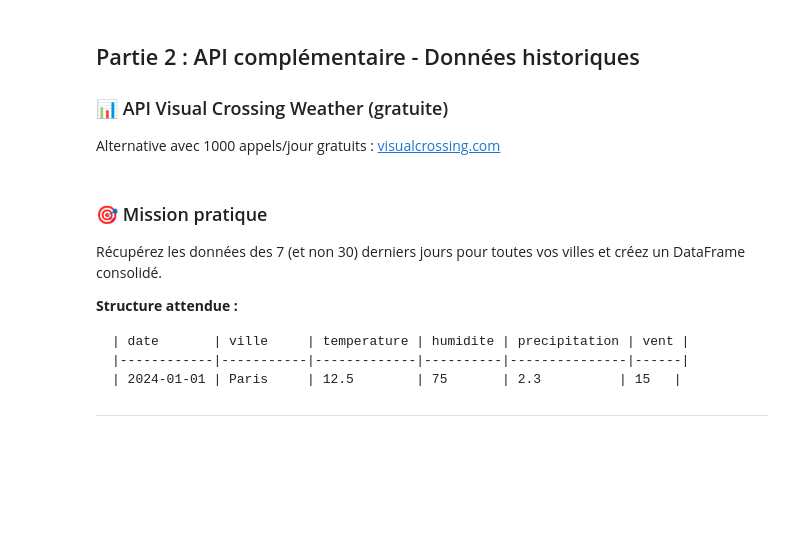
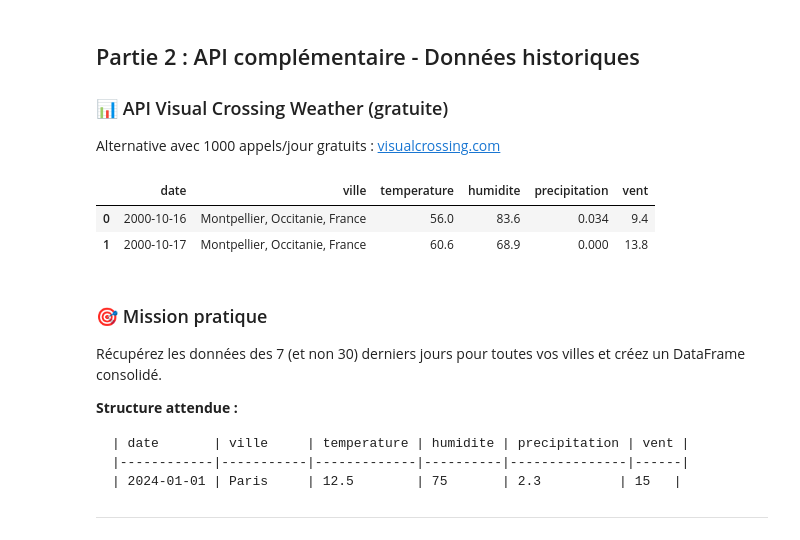
Before and after one commit to 17matb/data-analysis-solution, a Jupyter notebook: Notebook_1_Fondamentaux_Python_pour_l_ia.ipynb, the cells around one changed output. Drawn from its saved outputs; the diff is of its cells as text; code cells hidden in the pictures; blank space fills up the shorter version.

```diff
--- a/Notebook_1_Fondamentaux_Python_pour_l_ia.ipynb
+++ b/Notebook_1_Fondamentaux_Python_pour_l_ia.ipynb
@@ -158,32 +160,69 @@ weather in Vienna: {'coord': {'lon': 16.3725, 'lat': 48.2084}, 'weather': [{'id'
 Alternative avec 1000 appels/jour gratuits : [visualcrossing.com](https://www.visualcrossing.com/weather-api)
 # %%
 # Configuration Visual Crossing
-VC_API_KEY = "VOTRE_CLE_VISUAL_CROSSING"
+VC_API_KEY = os.getenv('VC_API_KEY')
 VC_BASE_URL = "https://weather.visualcrossing.com/VisualCrossingWebServices/rest/services/timeline"
 
-def get_historical_weather(city, start_date, end_date, api_key):
+def get_historical_weather(city, start_date, end_date):
     """
     Récupère les données météo historiques
 
     Défis à résoudre :
     1. Construire l'URL avec les dates
     2. Gérer la pagination si nécessaire
     3. Extraire les données pertinentes du JSON complexe
     4. Convertir en DataFrame pandas
     """
+    try:
+        url = f"{VC_BASE_URL}/{city}/{start_date}/{end_date}"
+        params = {
+            'key': VC_API_KEY,
+            'include': 'days',
+            'elements': 'datetime,temp,humidity,precip,windspeed,pressure'
+        }
 
-    url = f"{VC_BASE_URL}/{city}/{start_date}/{end_date}"
+        response  = requests.get(url, params)
+        # print(response.status_code)
 
-    params = {
-        'key': api_key,
-        'include': 'days',
-        'elements': 'datetime,temp,humidity,precip,windspeed,pressure'
-    }
+        # gérer l'erreur 400
+        if response.status_code == 400:
+            print(f'400 Bad Request: \'{city}\' is not a valid city')
+            return None
 
-    # Votre implémentation ici
-    # Pensez à la gestion d'erreurs !
+        # gérer l'erreur 401
+        if response.status_code == 401:
+            print('401 Unauthorized: Invalid API key')
+            return None
 
-    pass
+        data = response.json()
+
+        weather_list = [
+            {
+                'date': day.get('datetime'),
+                'ville': data.get('resolvedAddress'),
+                'temperature': day.get('temp'),
+                "humidite": day.get('humidity'),
+                "precipitation": day.get('precip'),
+                "vent": day.get('windspeed'),
+                # "pressure": day.get('pressure')
+            }
+            for day in data.get('days')
+            ]
+        # print(weather_list)
+
+        df_weather = pd.DataFrame(weather_list)
+        df_weather.head()
+
+        return df_weather
+
+    except Exception as e:
+        print(f'error: {e}')
+
+get_historical_weather('montpellier', '2000-10-16', '2000-10-17')
+# %% [output]
+|  | date | ville | temperature | humidite | precipitation | vent |
+| 0 | 2000-10-16 | Montpellier, Occitanie, France | 56.0 | 83.6 | 0.034 | 9.4 |
+| 1 | 2000-10-17 | Montpellier, Occitanie, France | 60.6 | 68.9 | 0.000 | 13.8 |
 # %% [markdown]
 ### 🎯 Mission pratique
 Récupérez les données des 7 (et non 30) derniers jours pour toutes vos villes et créez un DataFrame consolidé.
```
Also changed, not shown: parts of 5 cells of this notebook.
